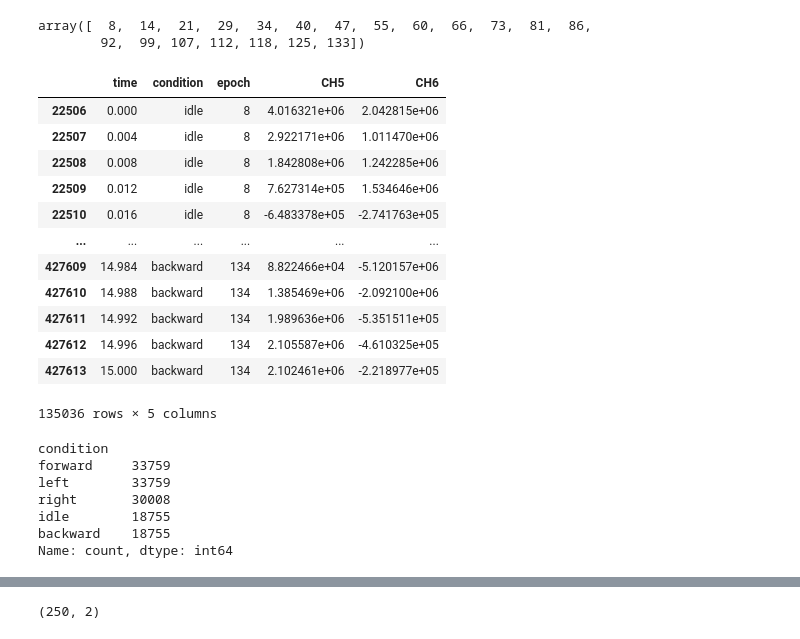
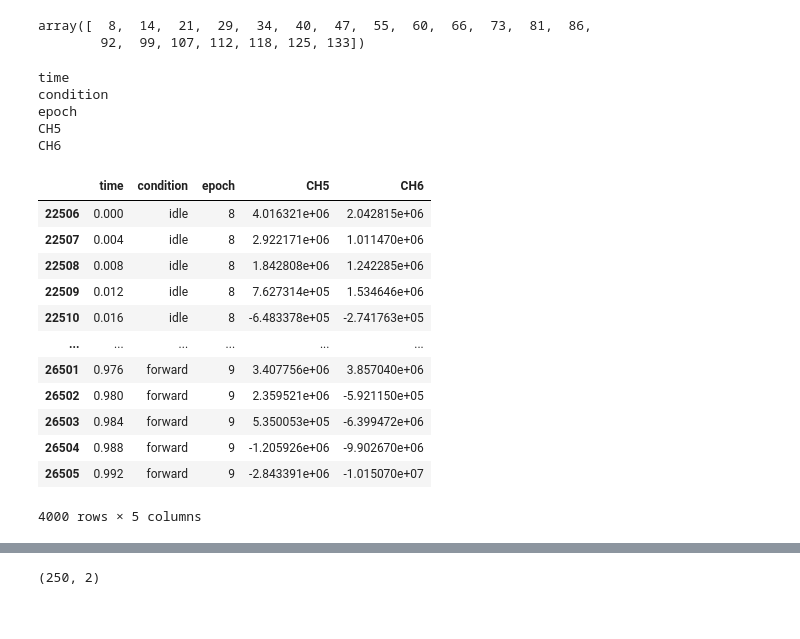
Before and after one commit to Epicsenpai/OpenTopic_BCI, a Jupyter notebook: First_acquisition/lean.ipynb, the cells around one changed output, grey strips where cells are left out. Drawn from its saved outputs; the diff is of its cells as text; code cells hidden in the pictures.

```diff
--- a/First_acquisition/lean.ipynb
+++ b/First_acquisition/lean.ipynb
@@ -302,32 +302,31 @@ Idle_epoch = np.append(Idle_epoch[::5], Idle_epoch[-1])
 mne_df = mne_df[mne_df['epoch'].isin(epoch)]
 # %%
 mne_df.loc[mne_df['epoch'].isin(Idle_epoch), 'condition'] = 'idle'
-# %%
-mne_df
-# %% [output]
-|  | time | condition | epoch | CH5 | CH6 |
-| 22506 | 0.000 | idle | 8 | 4.016321e+06 | 2.042815e+06 |
-| 22507 | 0.004 | idle | 8 | 2.922171e+06 | 1.011470e+06 |
-| 22508 | 0.008 | idle | 8 | 1.842808e+06 | 1.242285e+06 |
-| 22509 | 0.012 | idle | 8 | 7.627314e+05 | 1.534646e+06 |
-| 22510 | 0.016 | idle | 8 | -6.483378e+05 | -2.741763e+05 |
-| ... | ... | ... | ... | ... | ... |
-| 427609 | 14.984 | backward | 134 | 8.822466e+04 | -5.120157e+06 |
-| 427610 | 14.988 | backward | 134 | 1.385469e+06 | -2.092100e+06 |
-| 427611 | 14.992 | backward | 134 | 1.989636e+06 | -5.351511e+05 |
-| 427612 | 14.996 | backward | 134 | 2.105587e+06 | -4.610325e+05 |
-| 427613 | 15.000 | backward | 134 | 2.102461e+06 | -2.218977e+05 |
-135036 rows × 5 columns
-# %%
-mne_df['condition'].value_counts()
-# %% [output]
-condition
-forward     33759
-left        33759
-right       30008
-idle        18755
-backward    18755
-Name: count, dtype: int64
+# %%
+for i in mne_df:
+    print(i)
+# %% [output]
+time
+condition
+epoch
+CH5
+CH6
+# %%
+mne_df[0:250*16]
+# %% [output]
+|  | time | condition | epoch | CH5 | CH6 |
+| 22506 | 0.000 | idle | 8 | 4.016321e+06 | 2.042815e+06 |
+| 22507 | 0.004 | idle | 8 | 2.922171e+06 | 1.011470e+06 |
+| 22508 | 0.008 | idle | 8 | 1.842808e+06 | 1.242285e+06 |
+| 22509 | 0.012 | idle | 8 | 7.627314e+05 | 1.534646e+06 |
+| 22510 | 0.016 | idle | 8 | -6.483378e+05 | -2.741763e+05 |
+| ... | ... | ... | ... | ... | ... |
+| 26501 | 0.976 | forward | 9 | 3.407756e+06 | 3.857040e+06 |
+| 26502 | 0.980 | forward | 9 | 2.359521e+06 | -5.921150e+05 |
+| 26503 | 0.984 | forward | 9 | 5.350053e+05 | -6.399472e+06 |
+| 26504 | 0.988 | forward | 9 | -1.205926e+06 | -9.902670e+06 |
+| 26505 | 0.992 | forward | 9 | -2.843391e+06 | -1.015070e+07 |
+4000 rows × 5 columns
 # %%
 import tensorflow as tf
 from tensorflow.keras import Sequential
```
Also changed, not shown: parts of 25 cells of this notebook, 3 other files.
